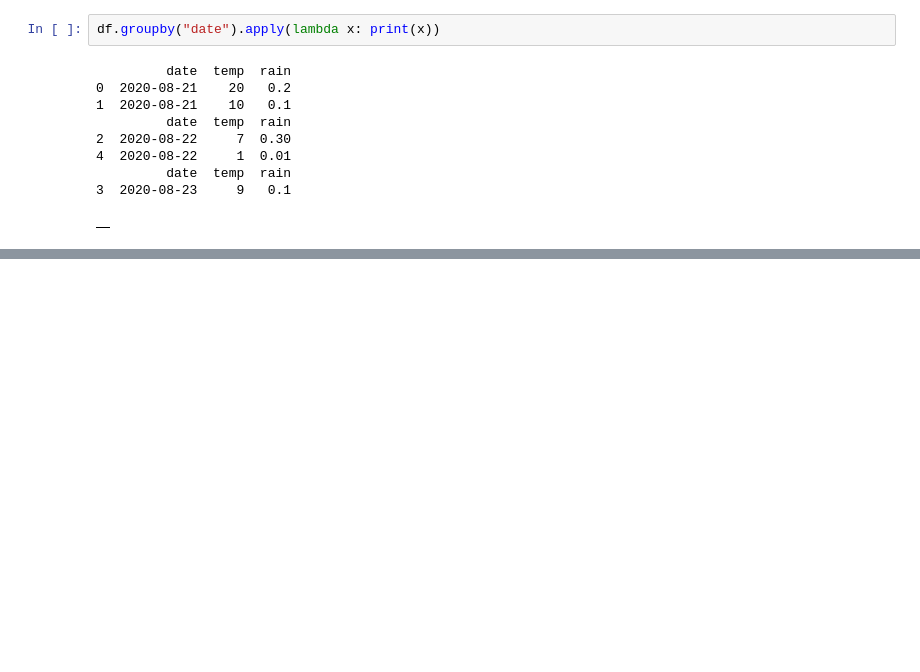
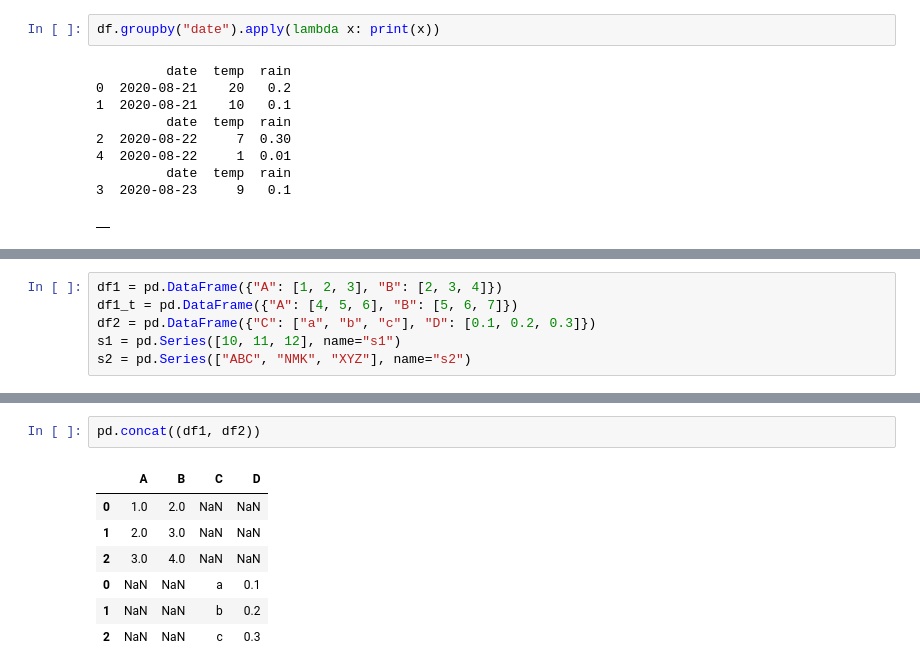
Before and after one commit to illumination-k/polars-pandas, a Jupyter notebook: work/pandas.ipynb, the cells around one changed output, grey strips where cells are left out. Drawn from its saved outputs; the diff is of its cells as text; blank space fills up the shorter version.

Commit message:
update notebook for concat

```diff
--- a/work/pandas.ipynb
+++ b/work/pandas.ipynb
@@ -237,0 +240,6 @@ df.groupby("date").apply(lambda x: print(x))
+# %%
+df1 = pd.DataFrame({"A": [1, 2, 3], "B": [2, 3, 4]})
+df1_t = pd.DataFrame({"A": [4, 5, 6], "B": [5, 6, 7]})
+df2 = pd.DataFrame({"C": ["a", "b", "c"], "D": [0.1, 0.2, 0.3]})
+s1 = pd.Series([10, 11, 12], name="s1")
+s2 = pd.Series(["ABC", "NMK", "XYZ"], name="s2")
@@ -237,0 +272,10 @@ df.groupby("date").apply(lambda x: print(x))
+# %%
+pd.concat((df1, df2))
+# %% [output]
+|  | A | B | C | D |
+| 0 | 1.0 | 2.0 | NaN | NaN |
+| 1 | 2.0 | 3.0 | NaN | NaN |
+| 2 | 3.0 | 4.0 | NaN | NaN |
+| 0 | NaN | NaN | a | 0.1 |
+| 1 | NaN | NaN | b | 0.2 |
+| 2 | NaN | NaN | c | 0.3 |
```
Also changed, not shown: parts of 4 cells of this notebook, 1 other file.
